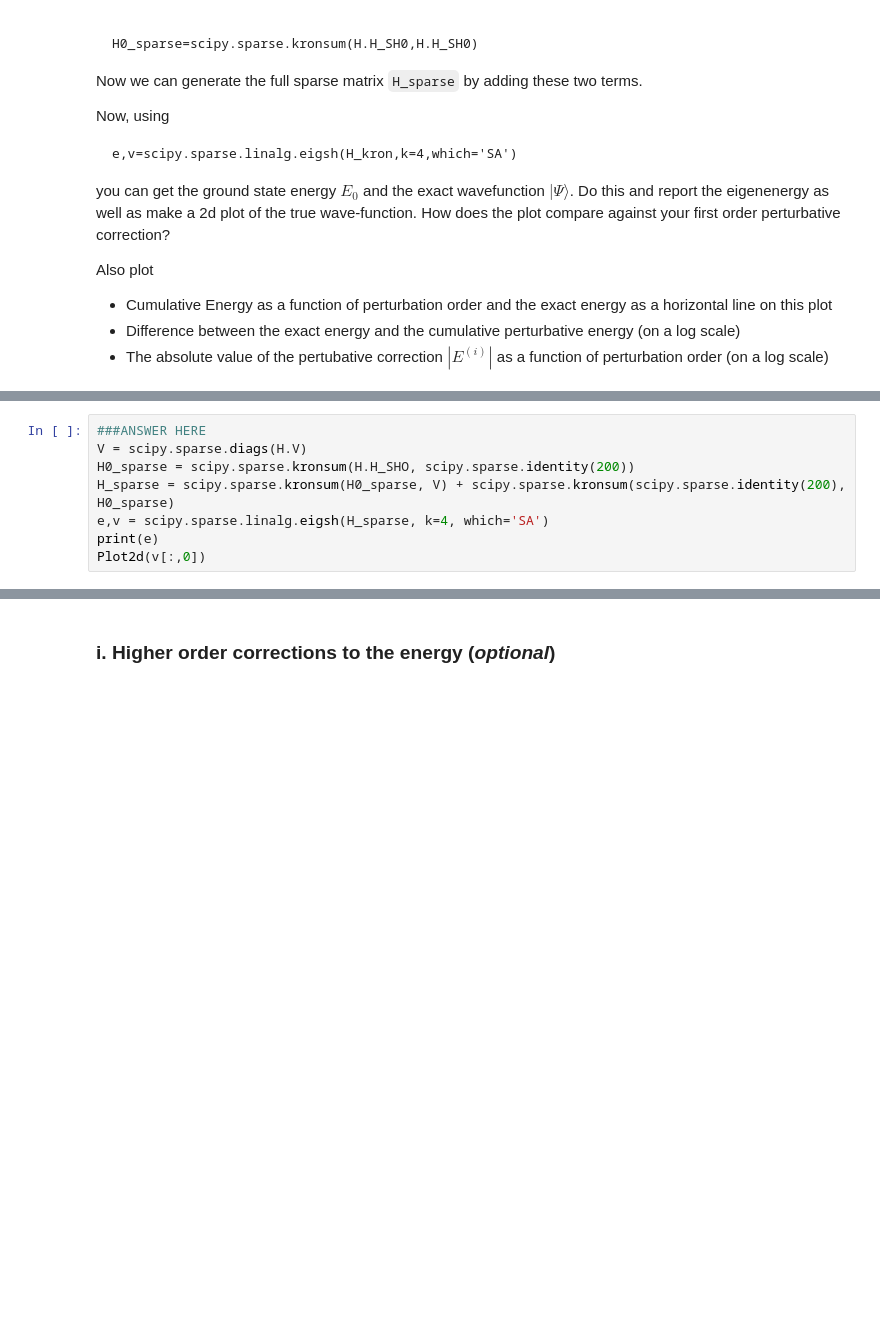
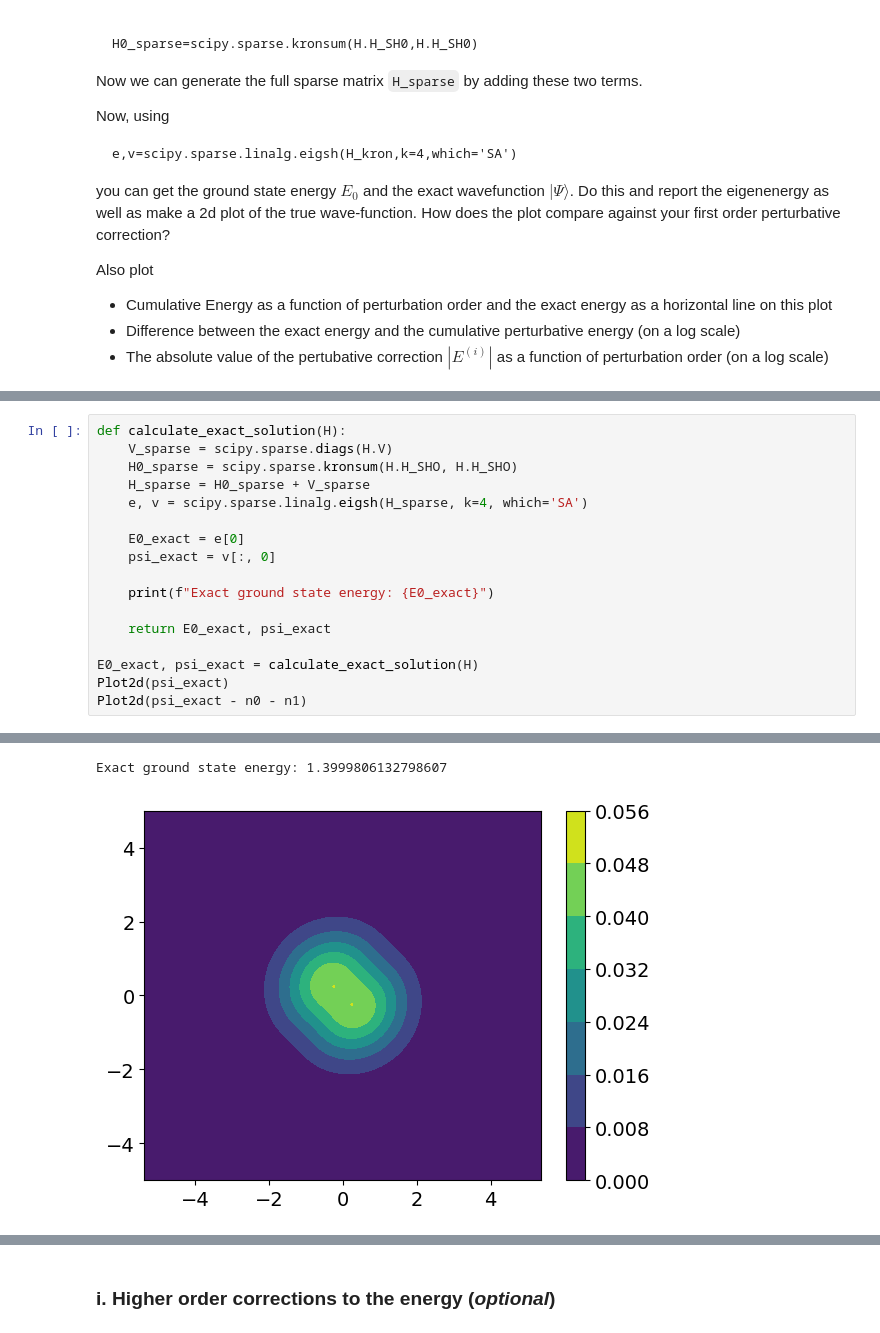
Before and after one commit to jz1225/jiayi, a Jupyter notebook: quantum_mechanics/PerturbationTheory.ipynb, the cells around one changed output, grey strips where cells are left out. Cells and saved outputs as stored; diff of their text form; blank space fills up the shorter version.

```diff
--- a/quantum_mechanics/PerturbationTheory.ipynb
+++ b/quantum_mechanics/PerturbationTheory.ipynb
@@ -726,9 +613,18 @@ Comparison Analysis:
 # %%
-###ANSWER HERE
-V = scipy.sparse.diags(H.V)
-H0_sparse = scipy.sparse.kronsum(H.H_SHO, scipy.sparse.identity(200))
-H_sparse = scipy.sparse.kronsum(H0_sparse, V) + scipy.sparse.kronsum(scipy.sparse.identity(200), H0_sparse)
-e,v = scipy.sparse.linalg.eigsh(H_sparse, k=4, which='SA')
-print(e)
-Plot2d(v[:,0])
+def calculate_exact_solution(H):
+    V_sparse = scipy.sparse.diags(H.V)
+    H0_sparse = scipy.sparse.kronsum(H.H_SHO, H.H_SHO)
+    H_sparse = H0_sparse + V_sparse
+    e, v = scipy.sparse.linalg.eigsh(H_sparse, k=4, which='SA')
+
+    E0_exact = e[0]
+    psi_exact = v[:, 0]
+
+    print(f"Exact ground state energy: {E0_exact}")
+
+    return E0_exact, psi_exact
+
+E0_exact, psi_exact = calculate_exact_solution(H)
+Plot2d(psi_exact)
+Plot2d(psi_exact - n0 - n1)
 # %% [output]
@@ -735,0 +632,2 @@ NameError: name 'scipy' is not defined
+Exact ground state energy: 1.3999806132798607
+[figure, added]
```
Also changed, not shown: parts of 6 cells of this notebook.
